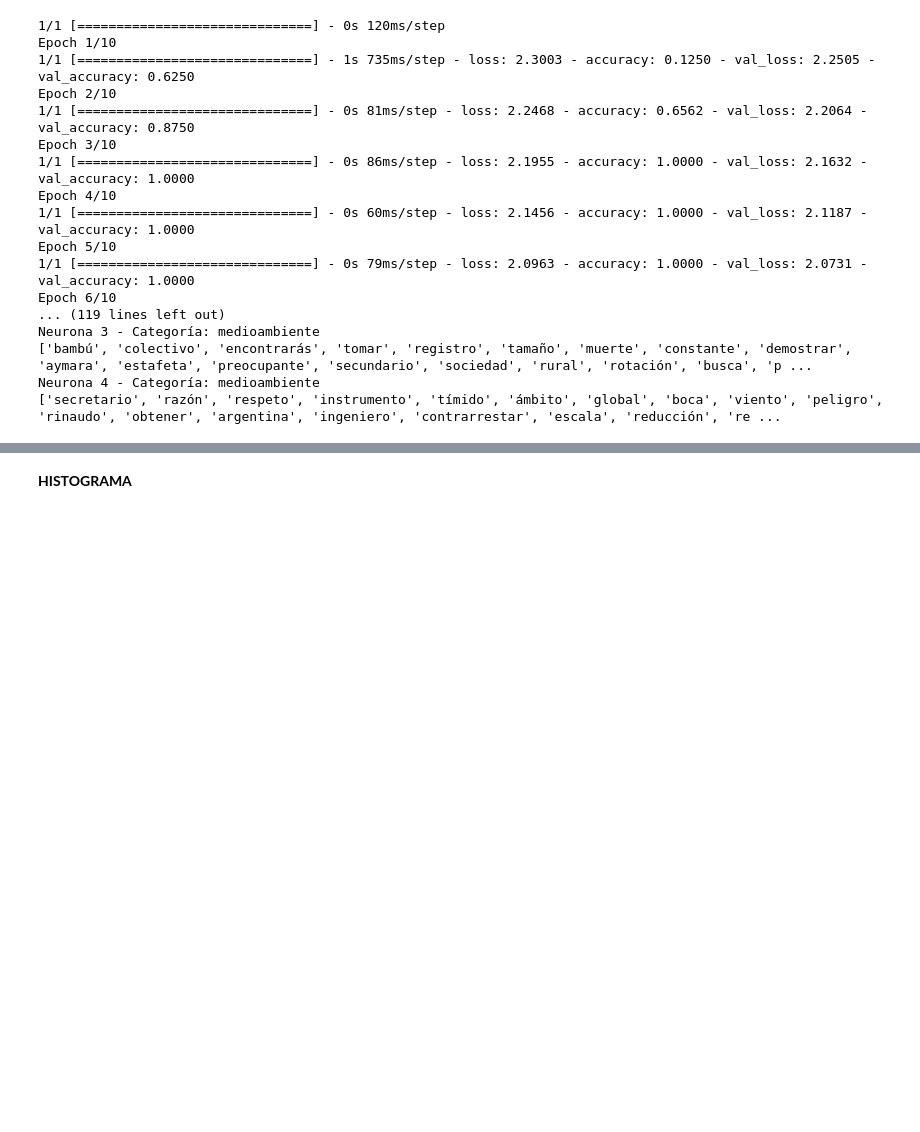
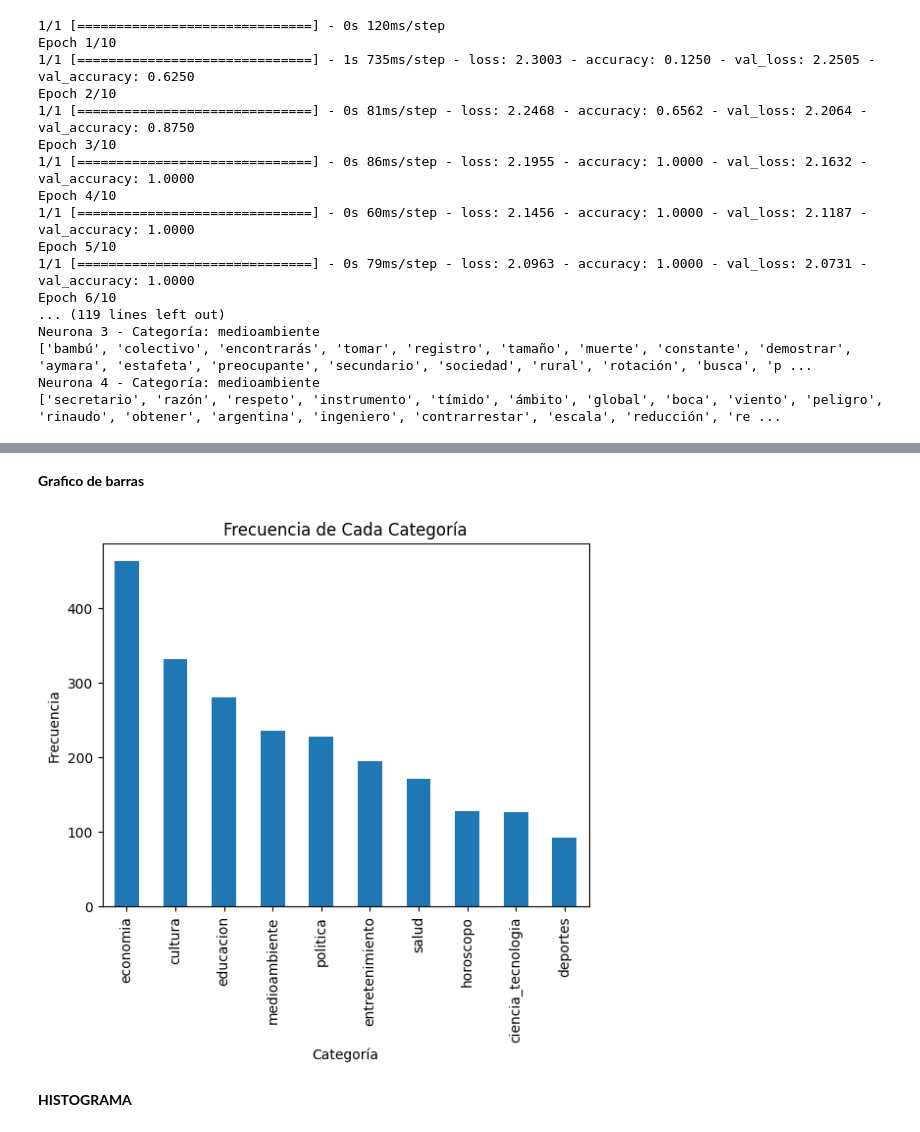
Before and after one commit to pablonicolasr/pps, a Jupyter notebook: Redes_neuronales.ipynb, the cells around one changed output, grey strips where cells are left out. Drawn from its saved outputs; the diff is of its cells as text; code cells hidden in the pictures; blank space fills up the shorter version.

```diff
--- a/Redes_neuronales.ipynb
+++ b/Redes_neuronales.ipynb
@@ -382,3 +547,14 @@ for categoria, corr_matrix in corr_matrices_por_categoria.items():
+# %% [markdown]
+**Grafico de barras**
+# %%
+# Gráfico de barras de la frecuencia de cada categoría
+df['categoria'].value_counts().plot(kind='bar')
+plt.title('Frecuencia de Cada Categoría')
+plt.xlabel('Categoría')
+plt.ylabel('Frecuencia')
+plt.show()
+# %% [output]
+[figure, added]
 # %% [markdown]
 **HISTOGRAMA**
 # %%
```
Also changed, not shown: parts of 18 cells of this notebook.
